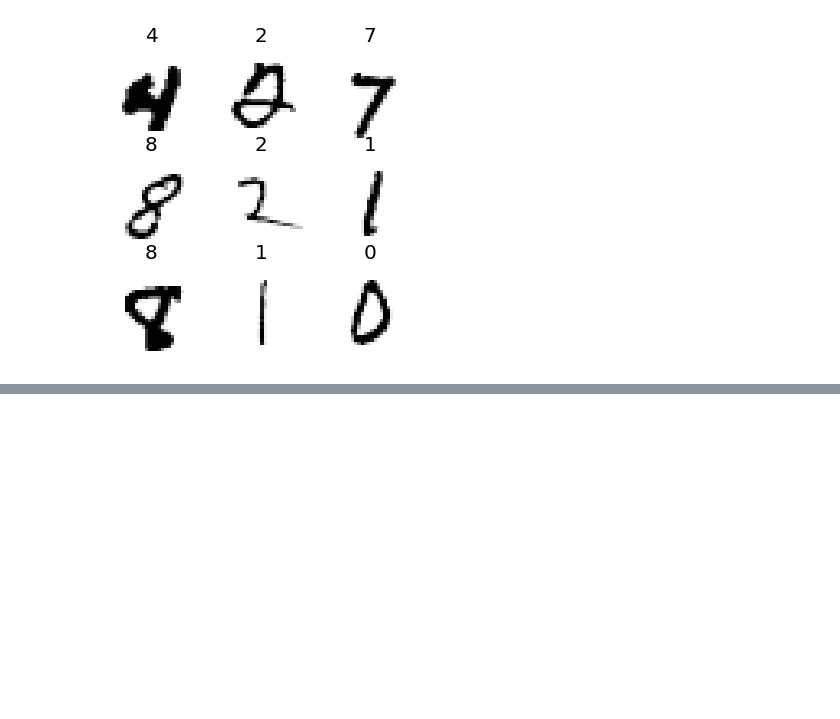
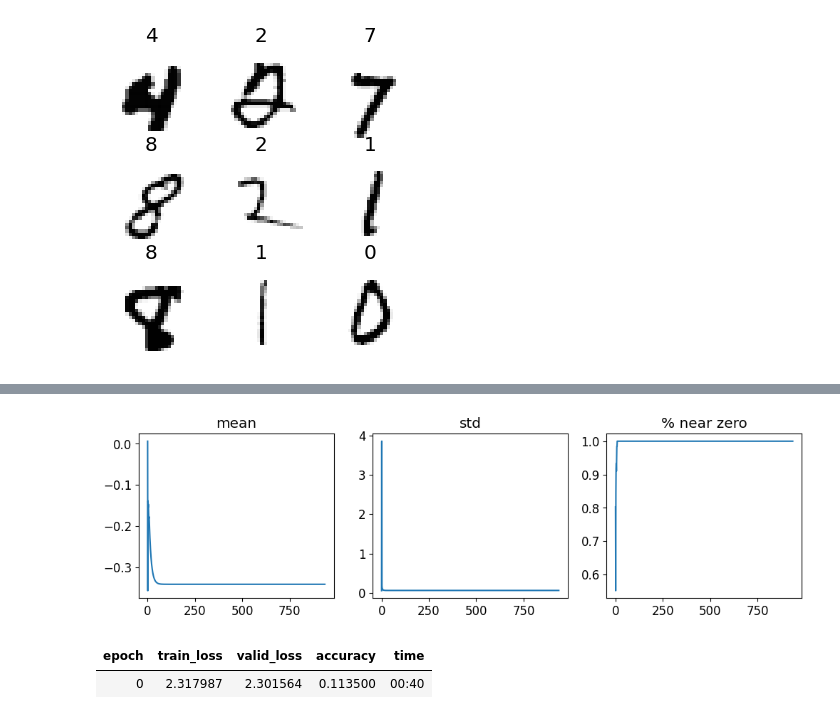
Before and after one commit to flyinacres/fastai-coursework, a Jupyter notebook: fast-13.ipynb, the cells around one changed output, grey strips where cells are left out. Saved outputs shown, nothing was run; the diff lists cells and outputs as text; code cells hidden in the pictures; blank space fills up the shorter version.

```diff
--- a/fast-13.ipynb
+++ b/fast-13.ipynb
@@ -318,0 +334,4 @@ from fastai.callback.hook import *
+# %%
+learn.activation_stats.plot_layer_stats(-2)
+# %% [output]
+[figure, added]
@@ -318,0 +340,5 @@ from fastai.callback.hook import *
+# %%
+learn = fit()
+# %% [output]
+| epoch | train_loss | valid_loss | accuracy | time |
+| 0 | 2.317987 | 2.301564 | 0.113500 | 00:40 |
```
Also changed, not shown: parts of 14 cells of this notebook.
